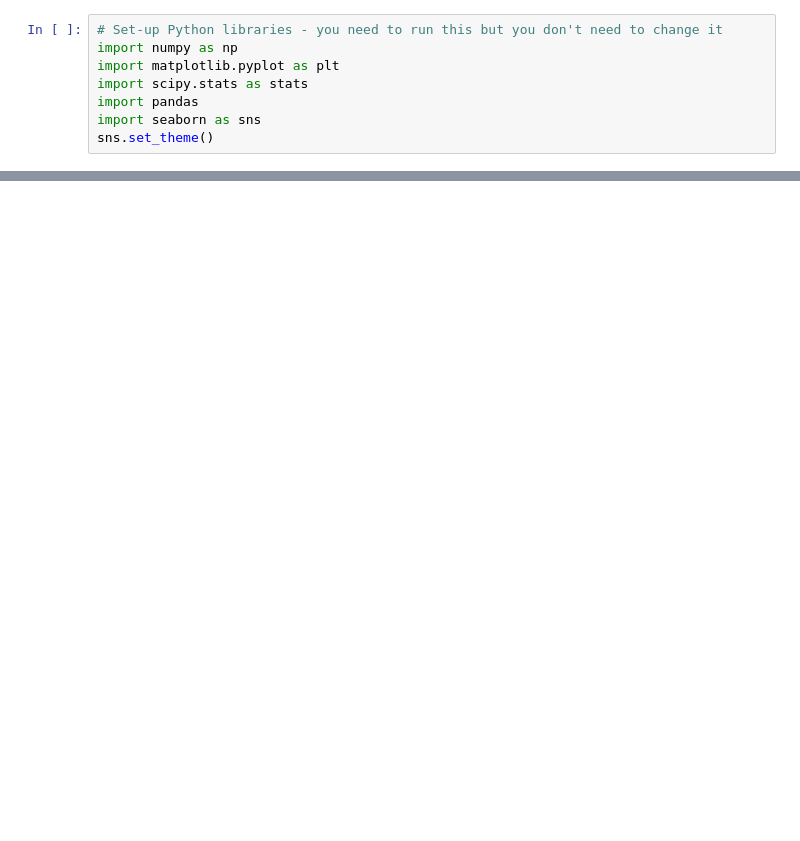
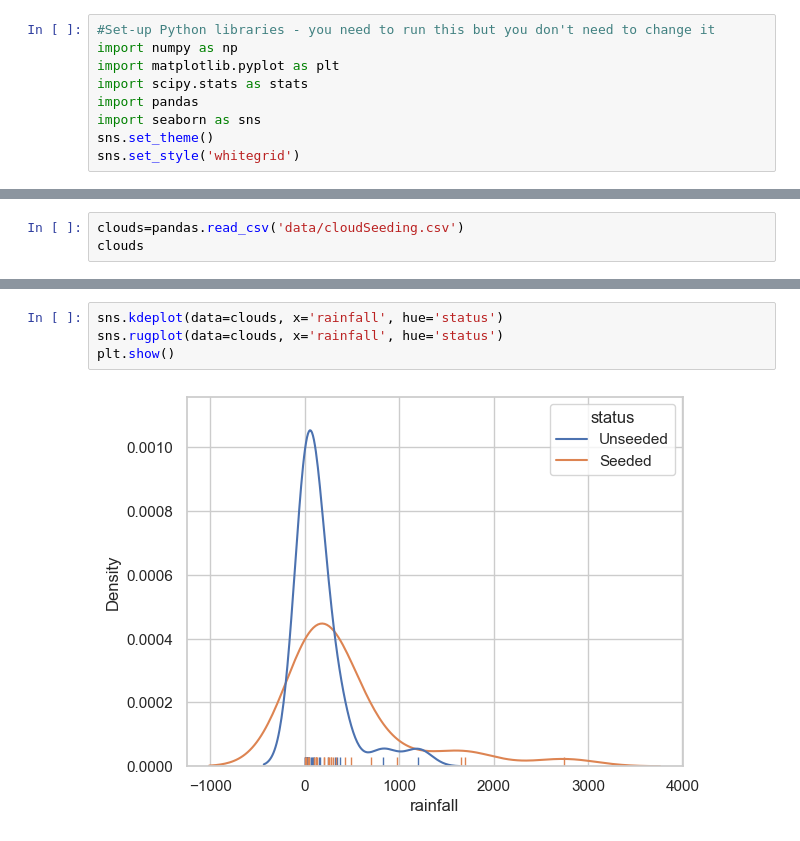
Before and after one commit to jillxoreilly/StatsCourseBook, a Jupyter notebook: _build/jupyter_execute/Untitled10.ipynb, the cells around one changed output, grey strips where cells are left out. Saved outputs shown, nothing was run; the diff lists cells and outputs as text; blank space fills up the shorter version.

```diff
--- a/_build/jupyter_execute/Untitled10.ipynb
+++ b/_build/jupyter_execute/Untitled10.ipynb
@@ -15,8 +1,9 @@ As usual, run the code cell below to import the relevant Python libraries
 # %%
-# Set-up Python libraries - you need to run this but you don't need to change it
+#Set-up Python libraries - you need to run this but you don't need to change it
 import numpy as np
 import matplotlib.pyplot as plt
 import scipy.stats as stats
 import pandas
 import seaborn as sns
 sns.set_theme()
+sns.set_style('whitegrid')
@@ -84,0 +10,3 @@ SyntaxError: invalid syntax (1658085410.py, line 1)
+# %%
+clouds=pandas.read_csv('data/cloudSeeding.csv')
+clouds
@@ -84,0 +31,6 @@ SyntaxError: invalid syntax (1658085410.py, line 1)
+# %%
+sns.kdeplot(data=clouds, x='rainfall', hue='status')
+sns.rugplot(data=clouds, x='rainfall', hue='status')
+plt.show()
+# %% [output]
+[figure, added]
```
Also changed, not shown: parts of 21 cells of this notebook, 34 other files.
